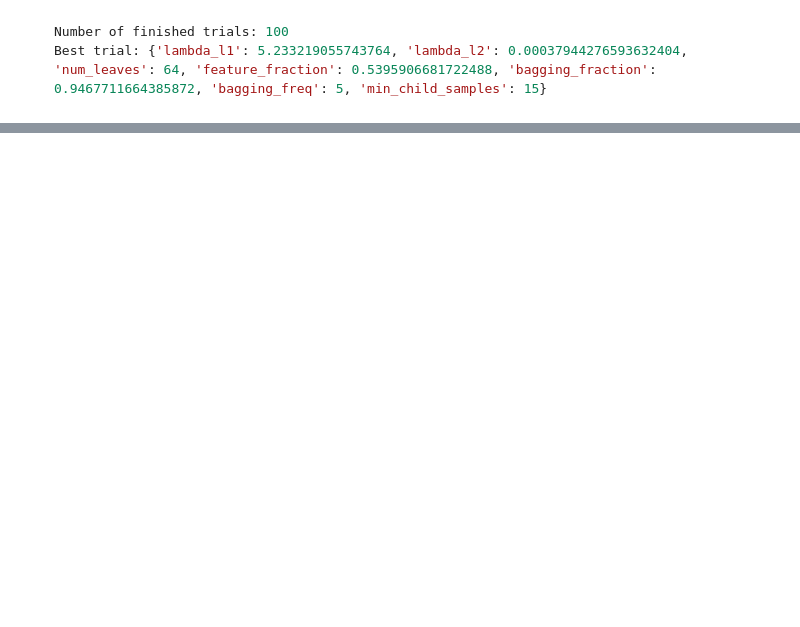
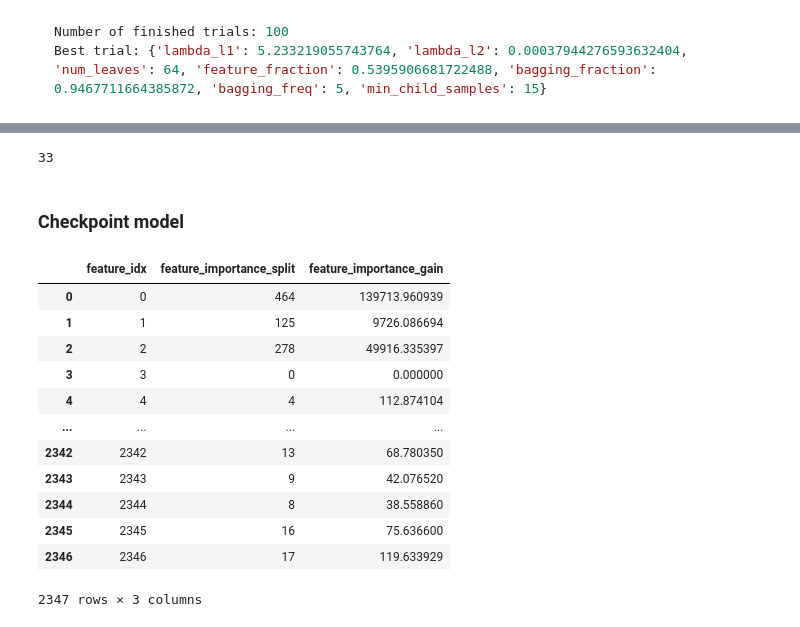
Before and after one commit to elaspic/cagi6-submission, a Jupyter notebook: notebooks/39_cagi6_sherloc_submission.ipynb, the cells around one changed output, grey strips where cells are left out. Saved outputs shown, nothing was run; the diff lists cells and outputs as text; code cells hidden in the pictures; blank space fills up the shorter version.

```diff
--- a/notebooks/39_cagi6_sherloc_submission.ipynb
+++ b/notebooks/39_cagi6_sherloc_submission.ipynb
@@ -277,9 +359,5 @@ for column in list(result_df):
 # %%
 amino_acids = list("ARNDCEQGHILKMFPSTWYV")
-result_df["aa_wt_onehot"] = pd.get_dummies(result_df["mutation"].str[0]).apply(
-    list, axis=1
-)
-result_df["aa_mut_onehot"] = pd.get_dummies(result_df["mutation"].str[-1]).apply(
-    list, axis=1
-)
+result_df["aa_wt_onehot"] = pd.get_dummies(result_df["mutation"].str[0]).apply(list, axis=1)
+result_df["aa_mut_onehot"] = pd.get_dummies(result_df["mutation"].str[-1]).apply(list, axis=1)
 # %% [markdown]
@@ -323,11 +417,4 @@ for col in score_columns:
 # %%
-import lightgbm as lgb
-import optuna
-from sklearn import model_selection
-from sklearn.decomposition import PCA
-from sklearn.model_selection import GroupKFold
-from sklearn.preprocessing import StandardScaler
-
 rosetta_columns = [c for c in result_df if "rosetta" in c]
 
 scalar_features = [
@@ -377,10 +464,11 @@ df = (
 df = df[df["effect_score"] != 0].reset_index(drop=True)
 
 
-X = np.c_[
+X_ref = np.c_[
     df[scalar_features].values,
     np.hstack([np.vstack(df[col].values) for col in vector_features]),
 ]
+X = X_ref
 # X = X[:, important_features]
 
 
@@ -389,8 +477,8 @@ y = (df["effect_score"] > 0).values.astype(int)
 
 
 weights = np.ones(len(df), dtype=np.float64)
-# weights[df["effect_score"] == 1] = 1
-# weights[df["effect_score"] == -1] = 1
-# weights[df["effect_score"] == 0] = 0.01
+weights[df["effect_score"] == 1] = 0.5
+weights[df["effect_score"] == -1] = 0.5
+weights[df["effect_score"] == 0] = 0.01
 # %%
 df["effect_score"].value_counts()
@@ -470,0 +585,14 @@ print(corr[0], auc)
+# %%
+def get_feature_index(num_features, features_to_exclude):
+    idx = 0
+    seen = set(features_to_exclude)
+    indices = list(reversed(range(num_features)))
+    while indices:
+        idx = indices.pop()
+        while idx in seen:
+            idx += 1
+        seen.add(idx)
+        yield idx
+
+
+list(get_feature_index(10, {1, 2, 3, 9, 10}))
@@ -471,3 +674,25 @@ print(corr[0], auc)
+# %%
+(feature_importance_split == 0).sum()
+# %% [output]
+33
+# %% [markdown]
+### Checkpoint model
+# %%
+feature_df
+# %% [output]
+|  | feature_idx | feature_importance_split | feature_importance_gain |
+| 0 | 0 | 464 | 139713.960939 |
+| 1 | 1 | 125 | 9726.086694 |
+| 2 | 2 | 278 | 49916.335397 |
+| 3 | 3 | 0 | 0.000000 |
+| 4 | 4 | 4 | 112.874104 |
+| ... | ... | ... | ... |
+| 2342 | 2342 | 13 | 68.780350 |
+| 2343 | 2343 | 9 | 42.076520 |
+| 2344 | 2344 | 8 | 38.558860 |
+| 2345 | 2345 | 16 | 75.636600 |
+| 2346 | 2346 | 17 | 119.633929 |
+2347 rows × 3 columns
 # %%
 # Play with weights
 # # Remove 0 from training set
```
Also changed, not shown: parts of 49 cells of this notebook.
